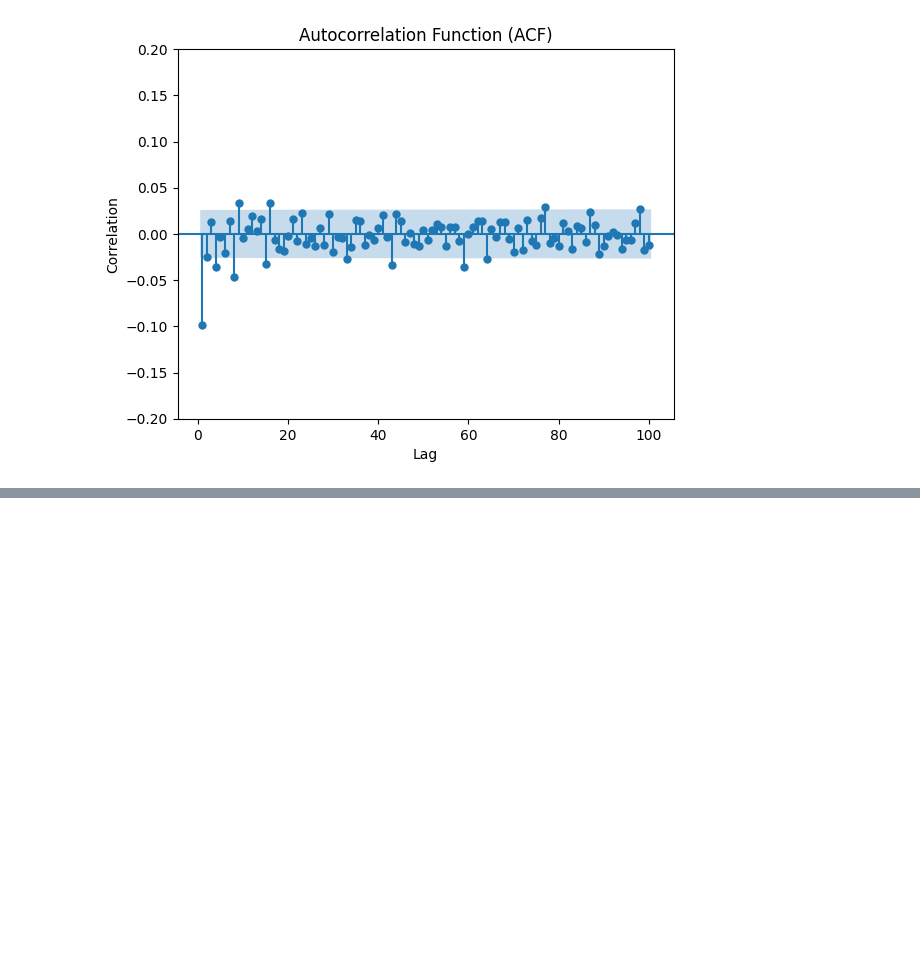
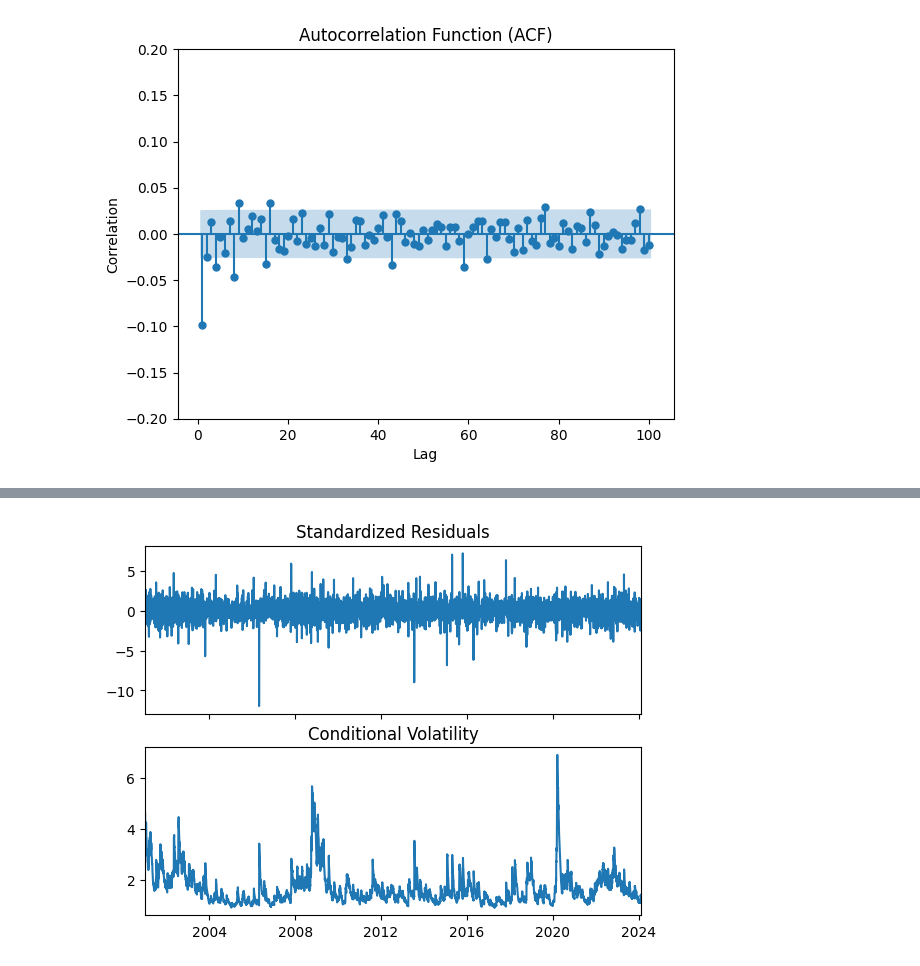
Before and after one commit to GrzegorzPus/Volatility-modeling-of-financial-instruments, a Jupyter notebook: Volatility modeling-Microsoft.ipynb, the cells around one changed output, grey strips where cells are left out. Cells and saved outputs as stored; diff of their text form; code cells hidden in the pictures; blank space fills up the shorter version.

Commit message:
GARCH

```diff
--- a/Volatility modeling-Microsoft.ipynb
+++ b/Volatility modeling-Microsoft.ipynb
@@ -130,0 +216,8 @@ ms.tail()
+# %%
+from arch import arch_model
+
+# Specify GARCH model assumptions
+garch11_specification = arch_model(ms['Log Return'], p = 1, q = 1,
+                      mean = 'constant', vol = 'GARCH', dist = 'normal')
+
+garch11 = garch11_specification.fit(update_freq = 5)
@@ -130,0 +253,5 @@ ms.tail()
+# %%
+garch11.plot()
+plt.show()
+# %% [output]
+[figure, added]
```
Also changed, not shown: parts of 30 cells of this notebook.
